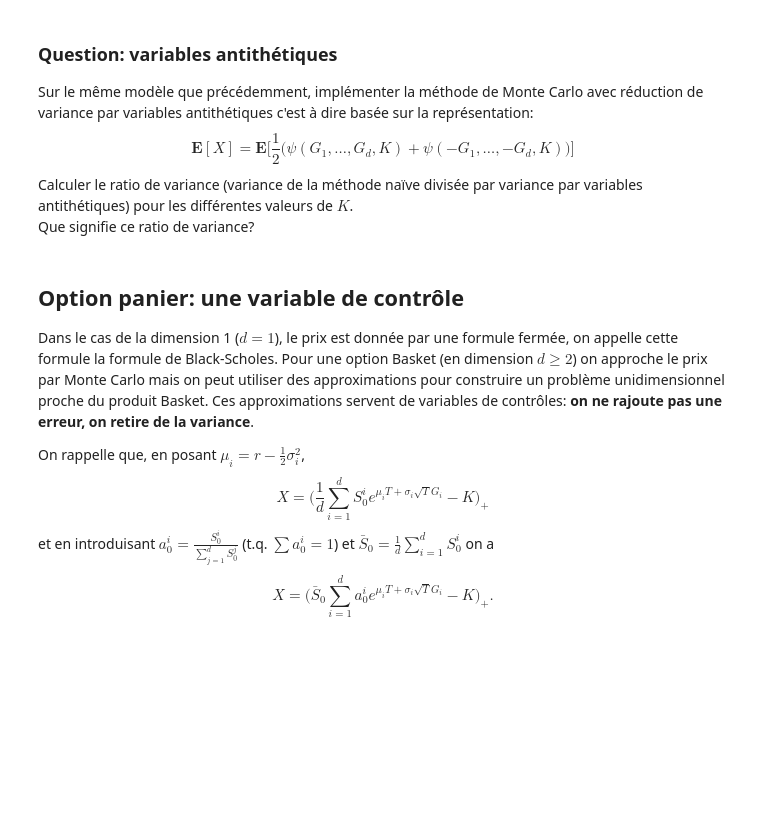
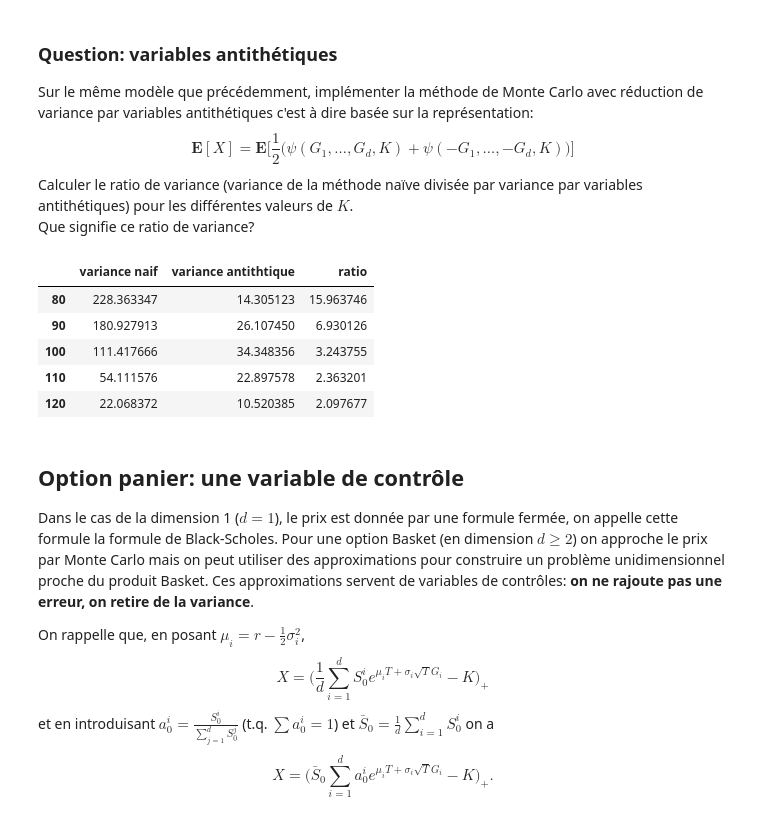
Before and after one commit to RoxaneC/M1-MATHS, a Jupyter notebook: Probabilités_Numériques/TP3/TP3 Sujet.ipynb, the cells around one changed output. Drawn from its saved outputs; the diff is of its cells as text; code cells hidden in the pictures; blank space fills up the shorter version.

```diff
--- a/Probabilités_Numériques/TP3/TP3 Sujet.ipynb
+++ b/Probabilités_Numériques/TP3/TP3 Sujet.ipynb
@@ -339,6 +329,20 @@ Sur le même modèle que précédemment, implémenter la méthode de Monte Carlo
 \end{equation*}
 Calculer le ratio de variance (variance de la méthode naïve divisée par variance par variables antithétiques) pour les différentes valeurs de $K$.
 Que signifie ce ratio de variance?
+# %%
+var_naif = np.array([monte_carlo(psi(sample_G,K))[1] for K in Ks])
+var_antit = np.array([monte_carlo( (psi(sample_G,K)+psi(-sample_G,K)) /2 )[1] for K in Ks])
+
+index_y = ["variance naif", "variance antithtique", "ratio"]
+df = pd.DataFrame(np.transpose([var_naif, var_antit, var_naif/var_antit]), index=Ks, columns=index_y)
+df
+# %% [output]
+|  | variance naif | variance antithtique | ratio |
+| 80 | 228.363347 | 14.305123 | 15.963746 |
+| 90 | 180.927913 | 26.107450 | 6.930126 |
+| 100 | 111.417666 | 34.348356 | 3.243755 |
+| 110 | 54.111576 | 22.897578 | 2.363201 |
+| 120 | 22.068372 | 10.520385 | 2.097677 |
 # %% [markdown]
 ## Option panier: une variable de contrôle
 
```
Also changed, not shown: parts of 12 cells of this notebook.
